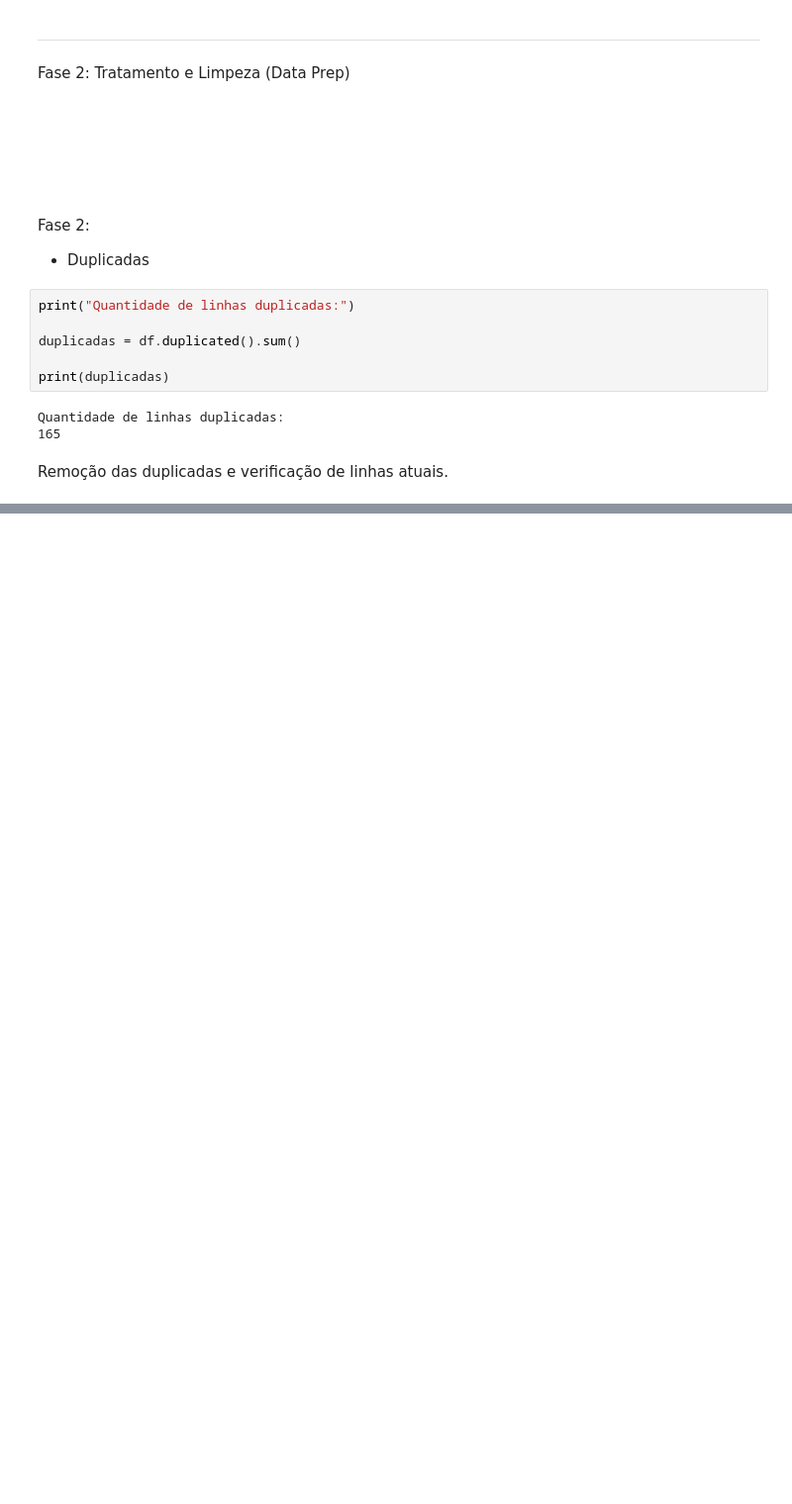
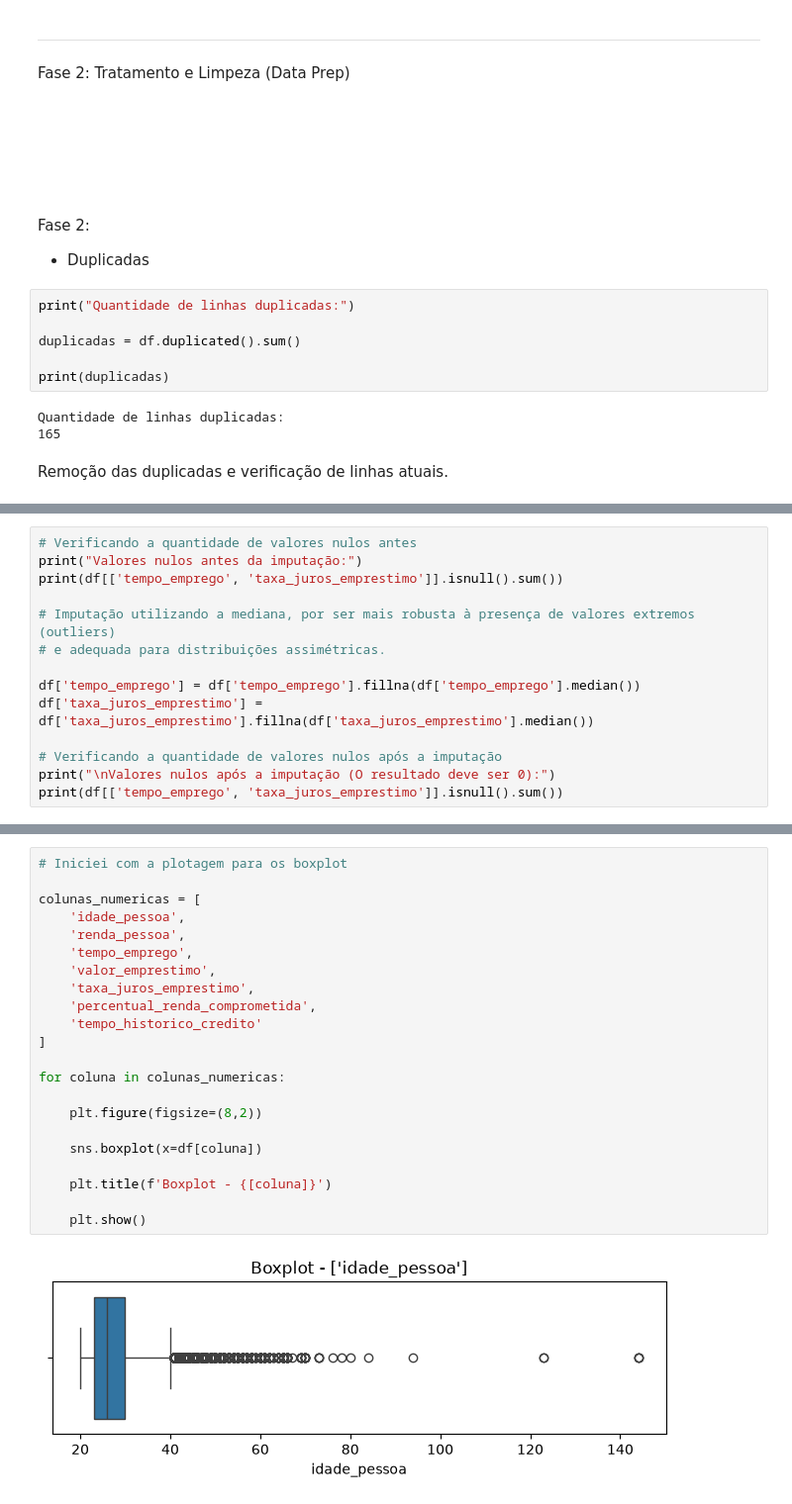
Before and after one commit to Ana-Cravo/credit_risk, a Jupyter notebook: projeto_credit_risk.ipynb, the cells around one changed output, grey strips where cells are left out. Shown at 99% size. Drawn from its saved outputs; the diff is of its cells as text; blank space fills up the shorter version.

```diff
--- a/projeto_credit_risk.ipynb
+++ b/projeto_credit_risk.ipynb
@@ -371,0 +418,14 @@ print(f"Total de linhas restantes no dataframe: {total_linhas}")
+# %%
+# Verificando a quantidade de valores nulos antes
+print("Valores nulos antes da imputação:")
+print(df[['tempo_emprego', 'taxa_juros_emprestimo']].isnull().sum())
+
+# Imputação utilizando a mediana, por ser mais robusta à presença de valores extremos (outliers)
+# e adequada para distribuições assimétricas.
+
+df['tempo_emprego'] = df['tempo_emprego'].fillna(df['tempo_emprego'].median())
+df['taxa_juros_emprestimo'] = df['taxa_juros_emprestimo'].fillna(df['taxa_juros_emprestimo'].median())
+
+# Verificando a quantidade de valores nulos após a imputação
+print("\nValores nulos após a imputação (O resultado deve ser 0):")
+print(df[['tempo_emprego', 'taxa_juros_emprestimo']].isnull().sum())
@@ -371,0 +446,24 @@ print(f"Total de linhas restantes no dataframe: {total_linhas}")
+# %%
+# Iniciei com a plotagem para os boxplot
+
+colunas_numericas = [
+    'idade_pessoa',
+    'renda_pessoa',
+    'tempo_emprego',
+    'valor_emprestimo',
+    'taxa_juros_emprestimo',
+    'percentual_renda_comprometida',
+    'tempo_historico_credito'
+]
+
+for coluna in colunas_numericas:
+
+    plt.figure(figsize=(8,2))
+
+    sns.boxplot(x=df[coluna])
+
+    plt.title(f'Boxplot - {[coluna]}')
+
+    plt.show()
+# %% [output]
+[figure, added]
```
Also changed, not shown: parts of 20 cells of this notebook.
